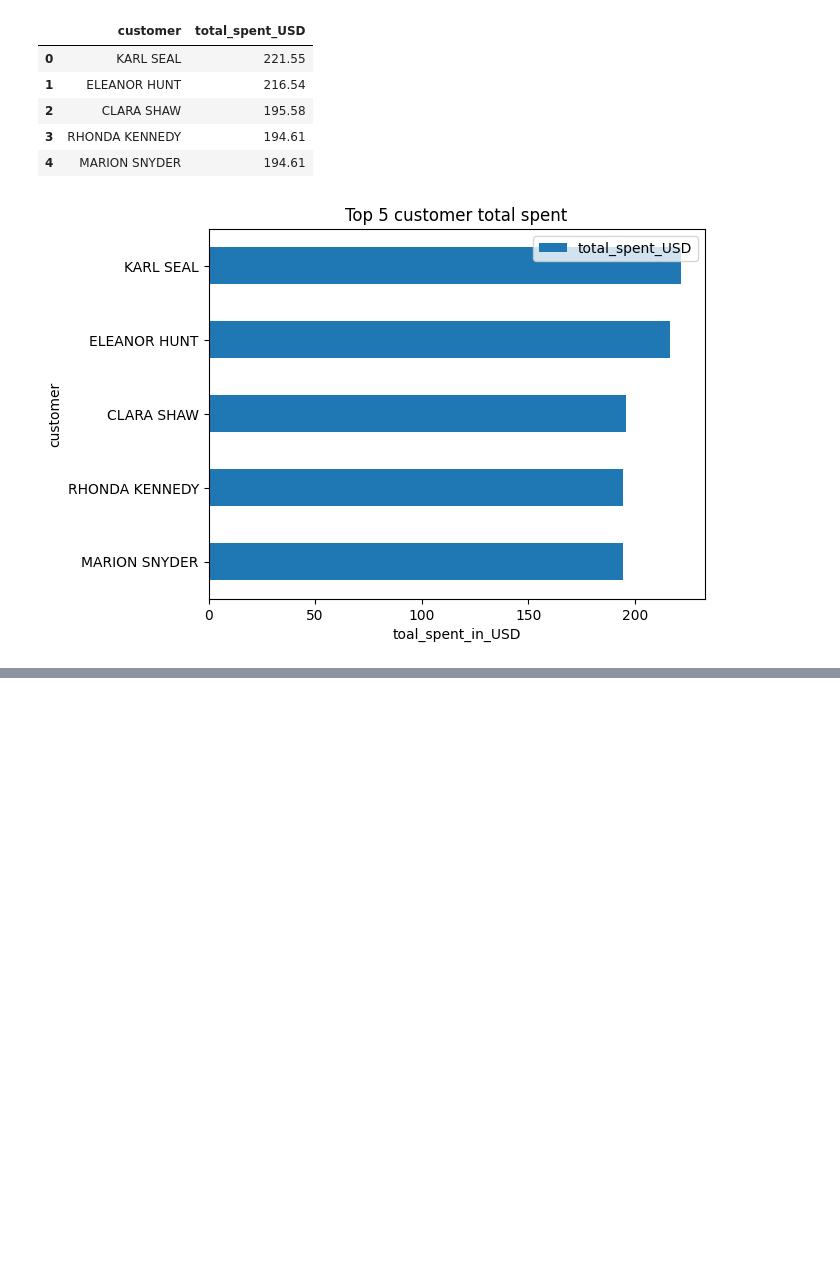
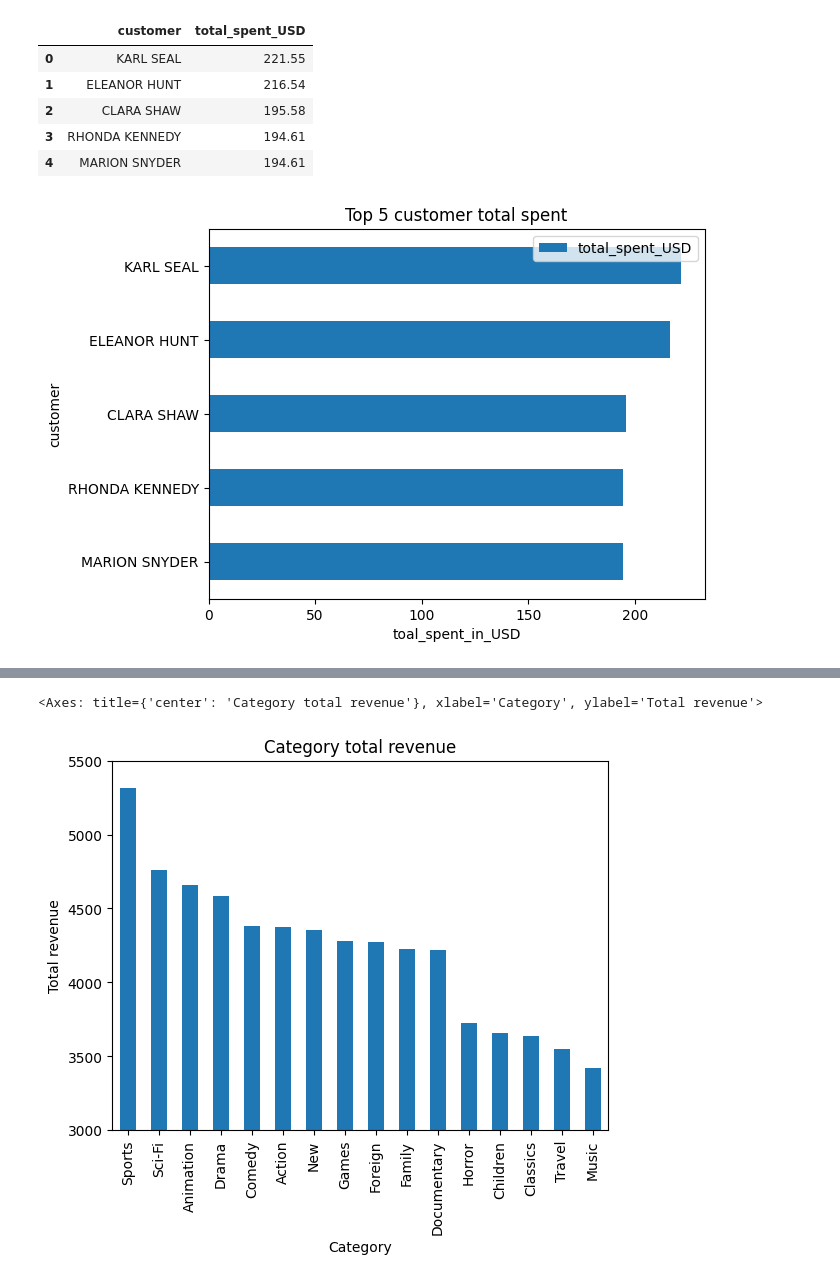
Before and after one commit to LisaYllander92/SQL_LAB_DE25_LisaYllander, a Jupyter notebook: data_analys.ipynb, the cells around one changed output, grey strips where cells are left out. Saved outputs shown, nothing was run; the diff lists cells and outputs as text; code cells hidden in the pictures; blank space fills up the shorter version.

Commit message:
Plotting - Category total revenue

```diff
--- a/data_analys.ipynb
+++ b/data_analys.ipynb
@@ -309,3 +348,22 @@ ax = Top_five_df.head(5).plot(
 ax.invert_yaxis()
 # %% [output]
 [figure]
+# %%
+# b) Most profitable film category
+Category_revenue = duckdb.sql(
+    """
+    SELECT
+        c.name AS category,
+        ROUND(SUM(p.amount)) as total_revenue
+    FROM category c
+    INNER JOIN film_category fc ON fc.category_id = c.category_id
+    INNER JOIN film f ON f.film_id = fc.film_id
+    INNER JOIN inventory i ON i.film_id = f.film_id
+    INNER JOIN rental r ON r.inventory_id = i.inventory_id
+    INNER JOIN payment p ON p.rental_id = r.rental_id
+    GROUP BY category
+    ORDER BY total_revenue DESC;
+"""
+).df()
+
+Category_revenue
@@ -311,0 +388,15 @@ ax.invert_yaxis()
+# %%
+# Plot bar chart
+Category_revenue.plot(
+    kind="bar",
+    x="category",
+    y="total_revenue",
+    xlabel="Category",
+    ylabel="Total revenue",
+    title="Category total revenue",
+    legend=False,
+    ylim=[3000,5500]
+)
+# %% [output]
+<Axes: title={'center': 'Category total revenue'}, xlabel='Category', ylabel='Total revenue'>
+[figure, added]
```
Also changed, not shown: parts of 13 cells of this notebook.
